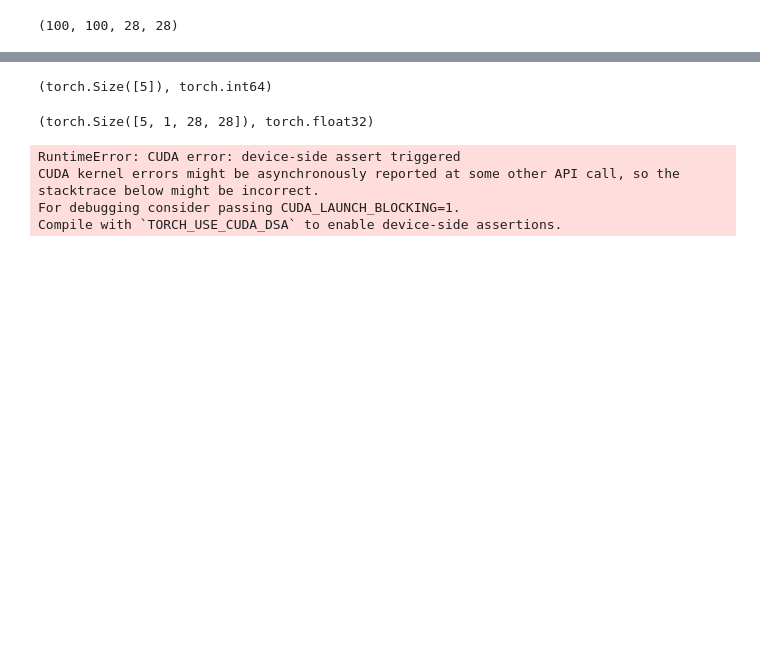
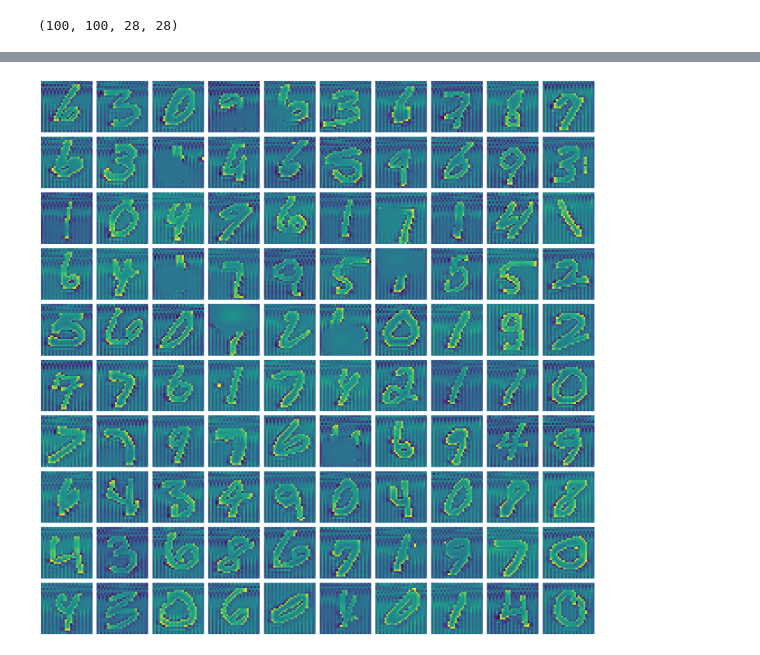
Before and after one commit to marinegor/toponym_diffusion, a Jupyter notebook: mnist-segmentation.ipynb, the cells around one changed output, grey strips where cells are left out. Drawn from its saved outputs; the diff is of its cells as text; code cells hidden in the pictures; blank space fills up the shorter version.

```diff
--- a/mnist-segmentation.ipynb
+++ b/mnist-segmentation.ipynb
@@ -371,6 +360,7 @@ from torch import nn
 import torch.nn.functional as F
 from torchtyping import TensorType as TT
 import math
+
 
 def positional_embeding_matrix(
     position_id: int, d_out: int
@@ -408,6 +398,7 @@ class PositionalEmbedder(nn.Module):
         self, tokens: TT["b", "l", torch.long]
     ) -> TT["b", "l", "self.d_embed", torch.float]:  # noqa: F821
         return self.emb[tokens]
+
 
 class UNetWithTime(nn.Module):
     def __init__(
@@ -467,12 +458,12 @@ class UNetWithTime(nn.Module):
 
         self.last = nn.Conv2d(prev_channels, n_classes, kernel_size=1)
 
-        self.te = PositionalEmbedder(max_T, 28*28)
+        self.te = PositionalEmbedder(max_T, 28 * 28)
         self.device = device
         self.to(device)
 
     def forward(self, x, t):
-        te = self.te(t).to(self.device).reshape(-1, 28, 28).unsqueeze(1)
+        te = 0.1*self.te(t).to(self.device).reshape(-1, 28, 28).unsqueeze(1)
         x = x.to(self.device)
         x += te
         blocks = []
@@ -643,3 +627,7 @@ epoch=99, train_loss=0.4475, val_loss=1.5389
+# %%
+plot_image_grid(model(x, t).squeeze(1).to('cpu').detach().numpy()[:100])
+# %% [output]
+[figure, added]
 # %%
 class ReverseProcess(ForwardProcess):
     def __init__(self, betas: torch.Tensor, model: nn.Module):
@@ -685,15 +664,0 @@ t_vector = (torch.ones(n_samples).long()*T)
-# %%
-t_vector.shape, t_vector.dtype
-# %% [output]
-(torch.Size([5]), torch.int64)
-# %%
-x_t.shape, x_t.dtype
-# %% [output]
-(torch.Size([5, 1, 28, 28]), torch.float32)
-# %%
-model(x_t, t_vector)
-# %% [output]
-RuntimeError: CUDA error: device-side assert triggered
-CUDA kernel errors might be asynchronously reported at some other API call, so the stacktrace below might be incorrect.
-For debugging consider passing CUDA_LAUNCH_BLOCKING=1.
-Compile with `TORCH_USE_CUDA_DSA` to enable device-side assertions.
```
Also changed, not shown: parts of 13 cells of this notebook.
